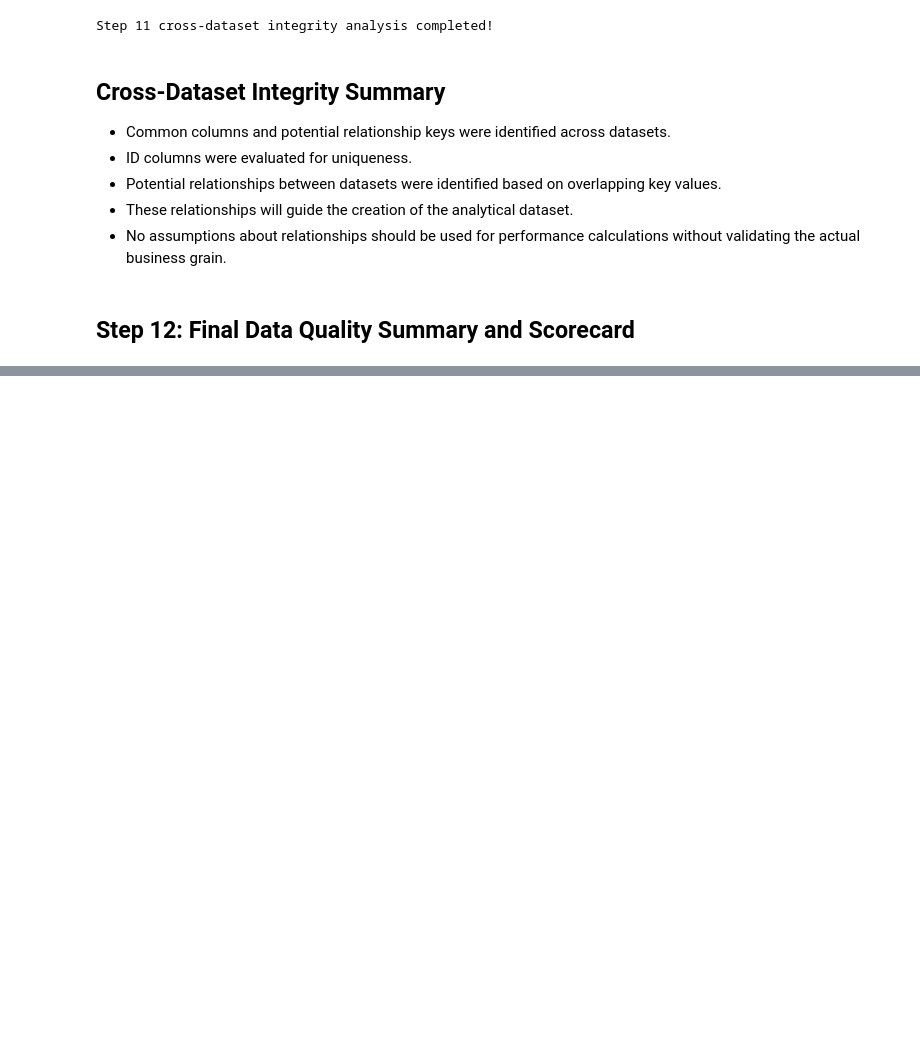
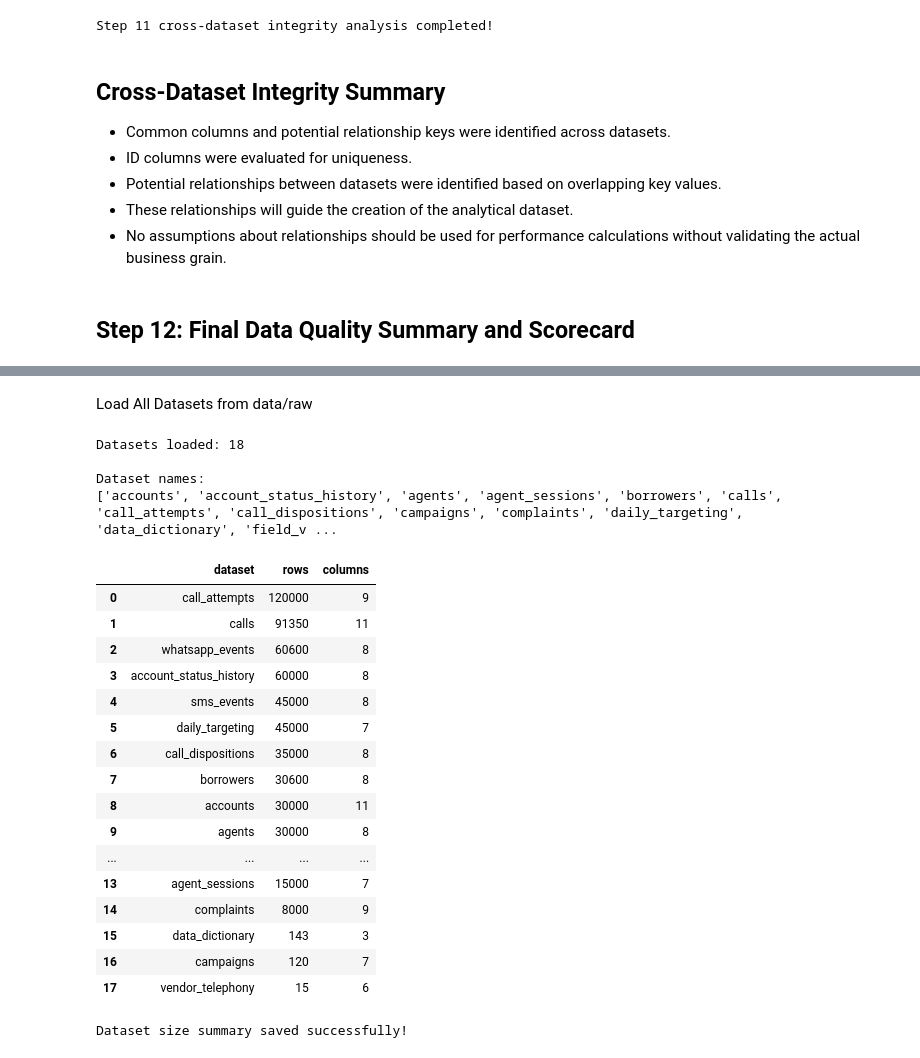
Before and after one commit to Rohit3435/Data_Analyst_Assignment, a Jupyter notebook: Data_Analyst_Project.ipynb, the cells around one changed output, grey strips where cells are left out. Drawn from its saved outputs; the diff is of its cells as text; code cells hidden in the pictures; blank space fills up the shorter version.

```diff
--- a/Data_Analyst_Project.ipynb
+++ b/Data_Analyst_Project.ipynb
@@ -1750,0 +1849,76 @@ output/data_quality
+# %% [markdown]
+Load All Datasets from data/raw
+# %%
+import os
+import pandas as pd
+
+datasets = {}
+
+data_path = "data/raw"
+
+for file_name in os.listdir(data_path):
+
+    if file_name.endswith(".csv"):
+
+        file_path = os.path.join(data_path, file_name)
+
+        try:
+            dataset_name = file_name.replace(".csv", "")
+            datasets[dataset_name] = pd.read_csv(file_path)
+
+        except Exception as e:
+            print(f"Could not load {file_name}: {e}")
+
+print("Datasets loaded:", len(datasets))
+print("\nDataset names:")
+print(list(datasets.keys()))
+# %% [output]
+Datasets loaded: 18
+
+Dataset names:
+['accounts', 'account_status_history', 'agents', 'agent_sessions', 'borrowers', 'calls', 'call_attempts', 'call_dispositions', 'campaigns', 'complaints', 'daily_targeting', 'data_dictionary', 'field_v ...
+# %%
+dataset_size_df = pd.DataFrame([
+    {
+        "dataset": dataset_name,
+        "rows": dataframe.shape[0],
+        "columns": dataframe.shape[1]
+    }
+    for dataset_name, dataframe in datasets.items()
+])
+
+dataset_size_df = dataset_size_df.sort_values(
+    by="rows",
+    ascending=False
+).reset_index(drop=True)
+
+dataset_size_df
+# %% [output]
+|  | dataset | rows | columns |
+| 0 | call_attempts | 120000 | 9 |
+| 1 | calls | 91350 | 11 |
+| 2 | whatsapp_events | 60600 | 8 |
+| 3 | account_status_history | 60000 | 8 |
+| 4 | sms_events | 45000 | 8 |
+| 5 | daily_targeting | 45000 | 7 |
+| 6 | call_dispositions | 35000 | 8 |
+| 7 | borrowers | 30600 | 8 |
+| 8 | accounts | 30000 | 11 |
+| 9 | agents | 30000 | 8 |
+| ... | ... | ... | ... |
+| 13 | agent_sessions | 15000 | 7 |
+| 14 | complaints | 8000 | 9 |
+| 15 | data_dictionary | 143 | 3 |
+| 16 | campaigns | 120 | 7 |
+| 17 | vendor_telephony | 15 | 6 |
+# %%
+os.makedirs("output/analysis", exist_ok=True)
+
+dataset_size_df.to_csv(
+    "output/analysis/dataset_size_summary.csv",
+    index=False
+)
+
+print("Dataset size summary saved successfully!")
+# %% [output]
+Dataset size summary saved successfully!
```
Also changed, not shown: parts of 18 cells of this notebook, 3 other files.
